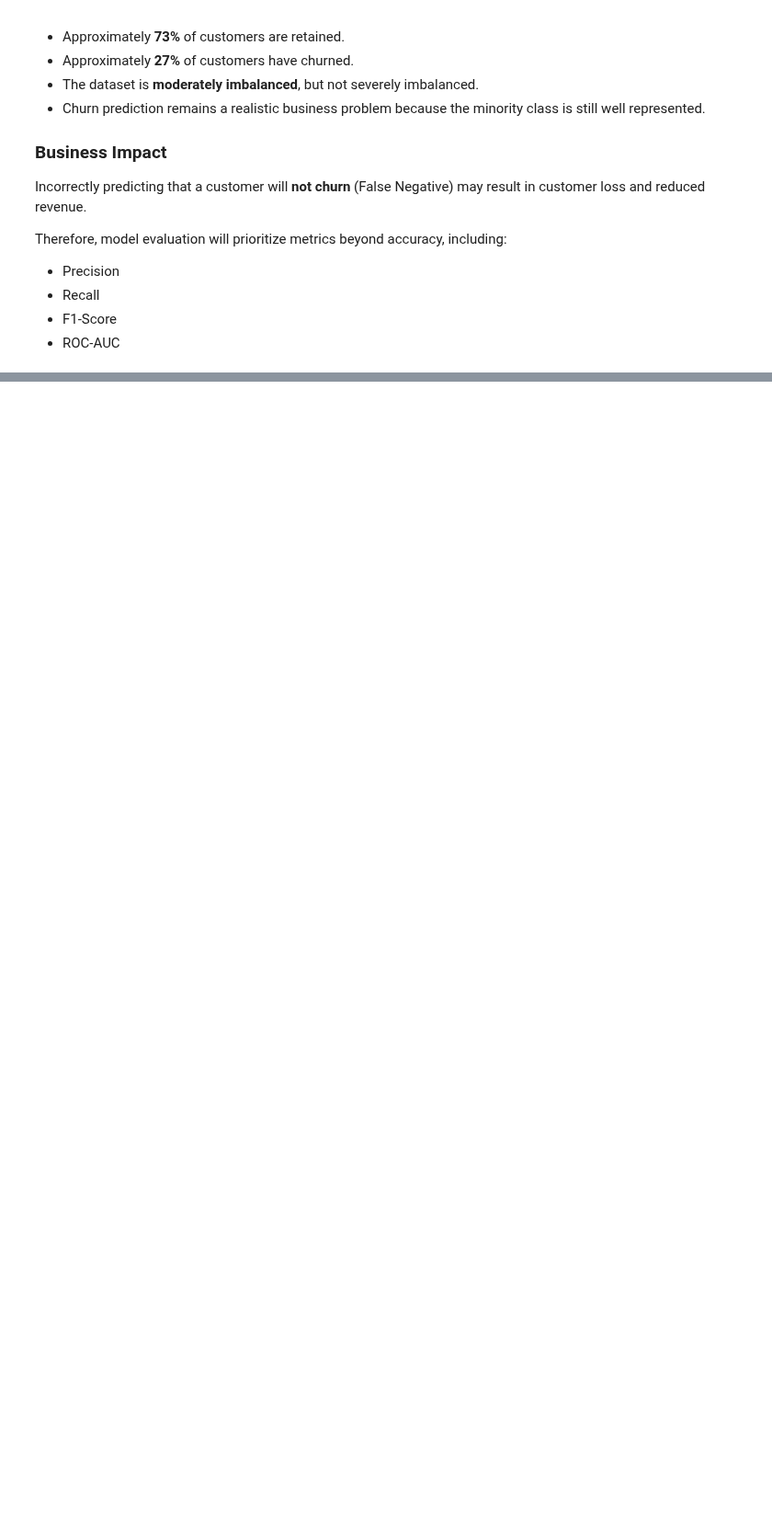
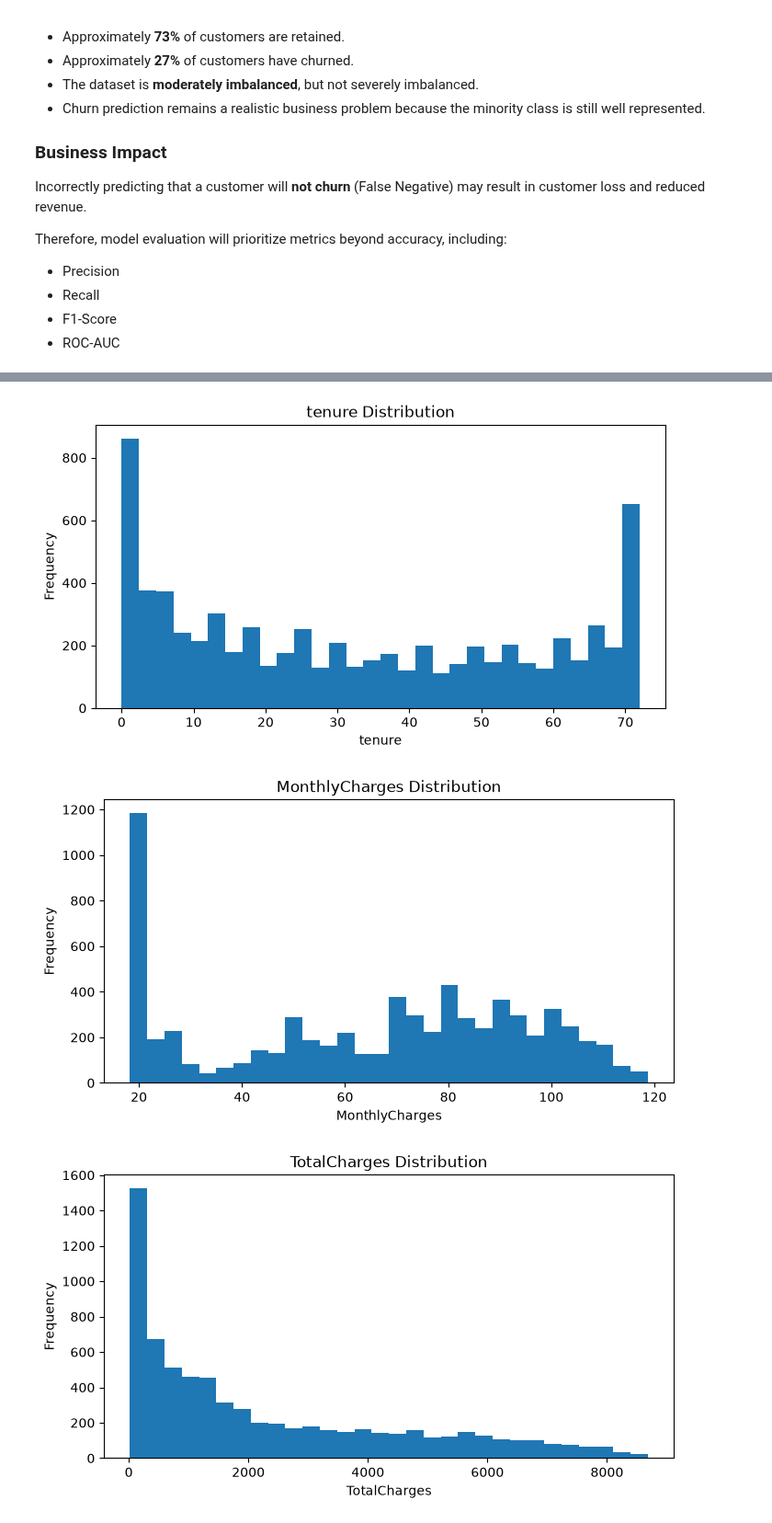
Before and after one commit to annnuspeaks/customer-churn-prediction, a Jupyter notebook: notebooks/02_exploratory_data_analysis.ipynb, the cells around one changed output, grey strips where cells are left out. Shown at 92% size. Drawn from its saved outputs; the diff is of its cells as text; code cells hidden in the pictures; blank space fills up the shorter version.

```diff
--- a/notebooks/02_exploratory_data_analysis.ipynb
+++ b/notebooks/02_exploratory_data_analysis.ipynb
@@ -367,0 +376,8 @@ Therefore, model evaluation will prioritize metrics beyond accuracy, including:
+# %%
+numerical_columns = [
+    "tenure",
+    "MonthlyCharges",
+    "TotalCharges"
+]
+
+df[numerical_columns].describe().T
@@ -367,0 +388,26 @@ Therefore, model evaluation will prioritize metrics beyond accuracy, including:
+# %%
+eda_df = df.copy()
+
+eda_df["TotalCharges"] = pd.to_numeric(
+    eda_df["TotalCharges"],
+    errors="coerce"
+)
+# %%
+for column in numerical_columns:
+
+    plt.figure(figsize=(8,4))
+
+    plt.hist(
+        eda_df[column].dropna(),
+        bins=30
+    )
+
+    plt.title(f"{column} Distribution")
+    plt.xlabel(column)
+    plt.ylabel("Frequency")
+
+    plt.show()
+# %% [output]
+[figure, added]
+[figure, added]
+[figure, added]
```
Also changed, not shown: parts of 15 cells of this notebook, 1 other file.
